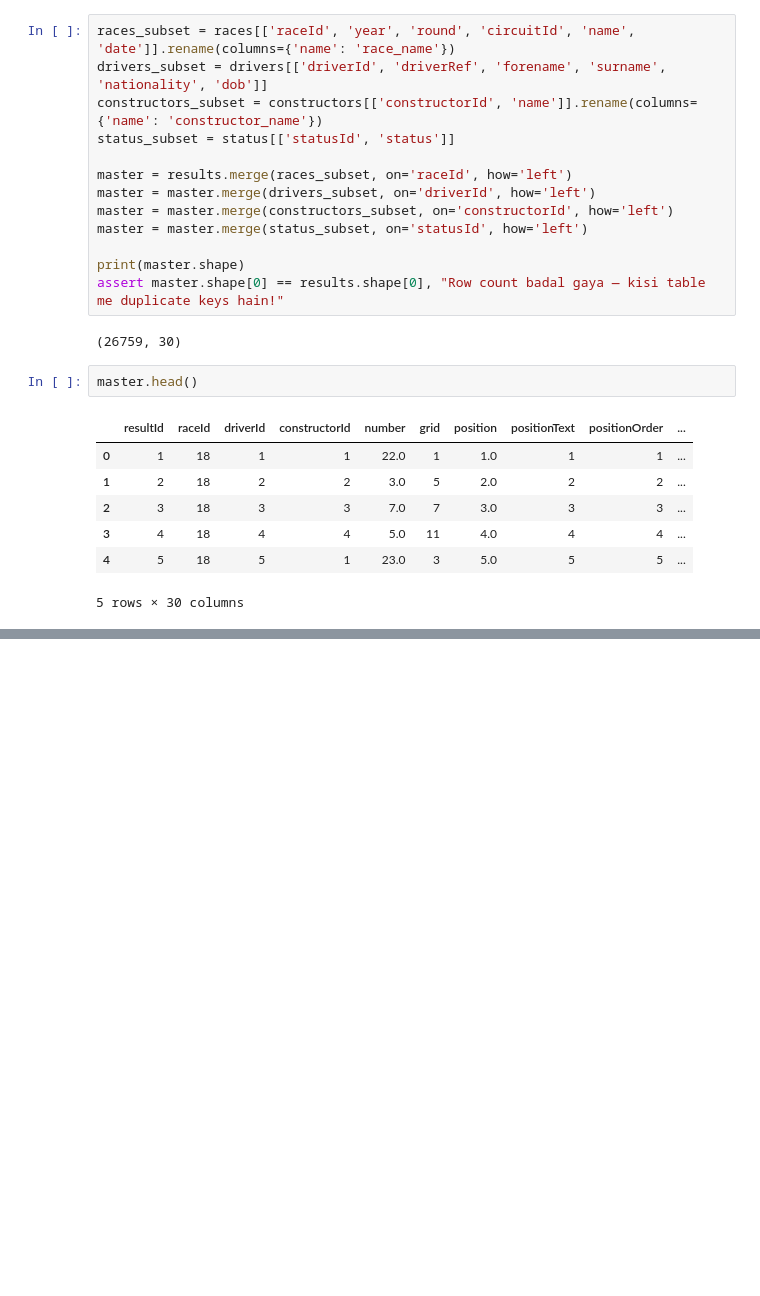
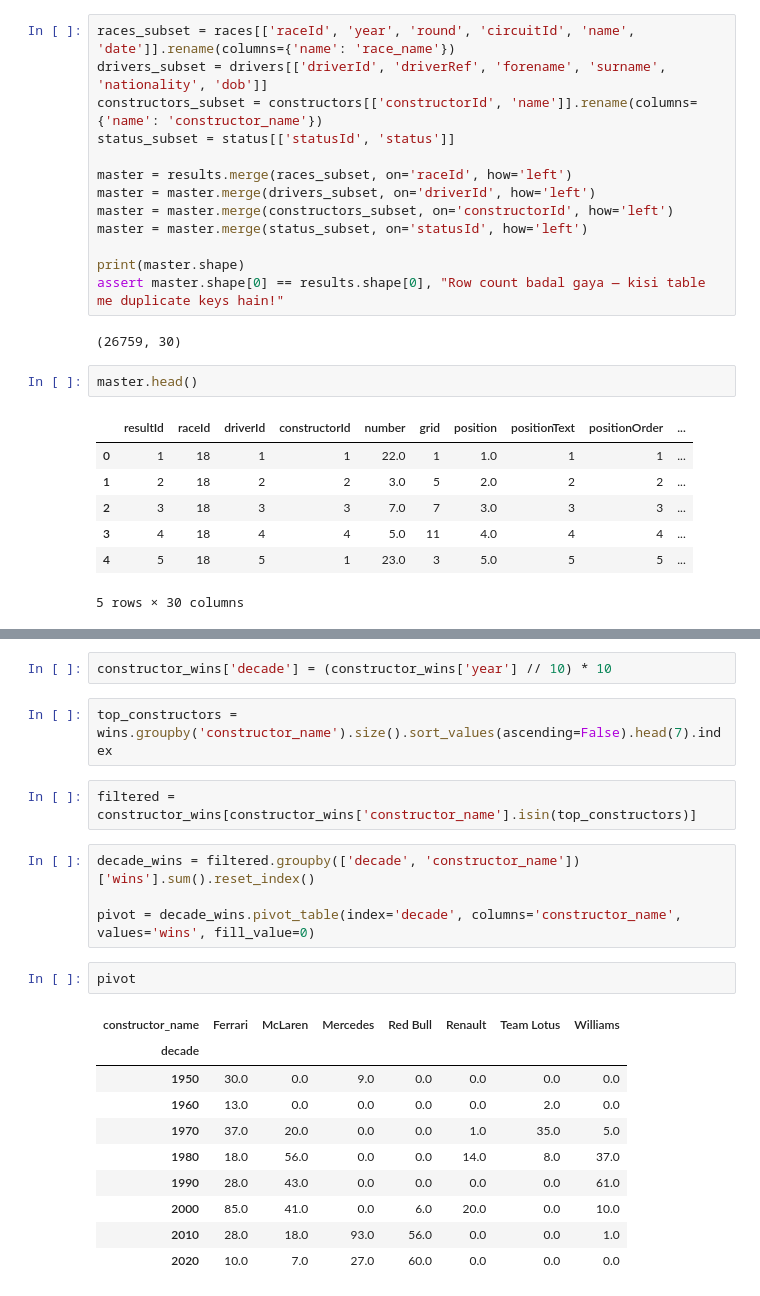
Before and after one commit to Mohitbadetiya/f1-analytics-dashboard, a Jupyter notebook: notebooks/01_data_exploration.ipynb, the cells around one changed output, grey strips where cells are left out. Cells and saved outputs as stored; diff of their text form; blank space fills up the shorter version.

```diff
--- a/notebooks/01_data_exploration.ipynb
+++ b/notebooks/01_data_exploration.ipynb
@@ -78,0 +136,23 @@ master.to_csv('../data/processed/master_results.csv', index=False)
+# %%
+constructor_wins['decade'] = (constructor_wins['year'] // 10) * 10
+# %%
+top_constructors = wins.groupby('constructor_name').size().sort_values(ascending=False).head(7).index
+# %%
+filtered = constructor_wins[constructor_wins['constructor_name'].isin(top_constructors)]
+# %%
+decade_wins = filtered.groupby(['decade', 'constructor_name'])['wins'].sum().reset_index()
+
+pivot = decade_wins.pivot_table(index='decade', columns='constructor_name', values='wins', fill_value=0)
+# %%
+pivot
+# %% [output]
+| constructor_name | Ferrari | McLaren | Mercedes | Red Bull | Renault | Team Lotus | Williams |
+| decade |  |  |  |  |  |  |  |
+| 1950 | 30.0 | 0.0 | 9.0 | 0.0 | 0.0 | 0.0 | 0.0 |
+| 1960 | 13.0 | 0.0 | 0.0 | 0.0 | 0.0 | 2.0 | 0.0 |
+| 1970 | 37.0 | 20.0 | 0.0 | 0.0 | 1.0 | 35.0 | 5.0 |
+| 1980 | 18.0 | 56.0 | 0.0 | 0.0 | 14.0 | 8.0 | 37.0 |
+| 1990 | 28.0 | 43.0 | 0.0 | 0.0 | 0.0 | 0.0 | 61.0 |
+| 2000 | 85.0 | 41.0 | 0.0 | 6.0 | 20.0 | 0.0 | 10.0 |
+| 2010 | 28.0 | 18.0 | 93.0 | 56.0 | 0.0 | 0.0 | 1.0 |
+| 2020 | 10.0 | 7.0 | 27.0 | 60.0 | 0.0 | 0.0 | 0.0 |
```
Also changed, not shown: parts of 10 cells of this notebook, 1 other file.
